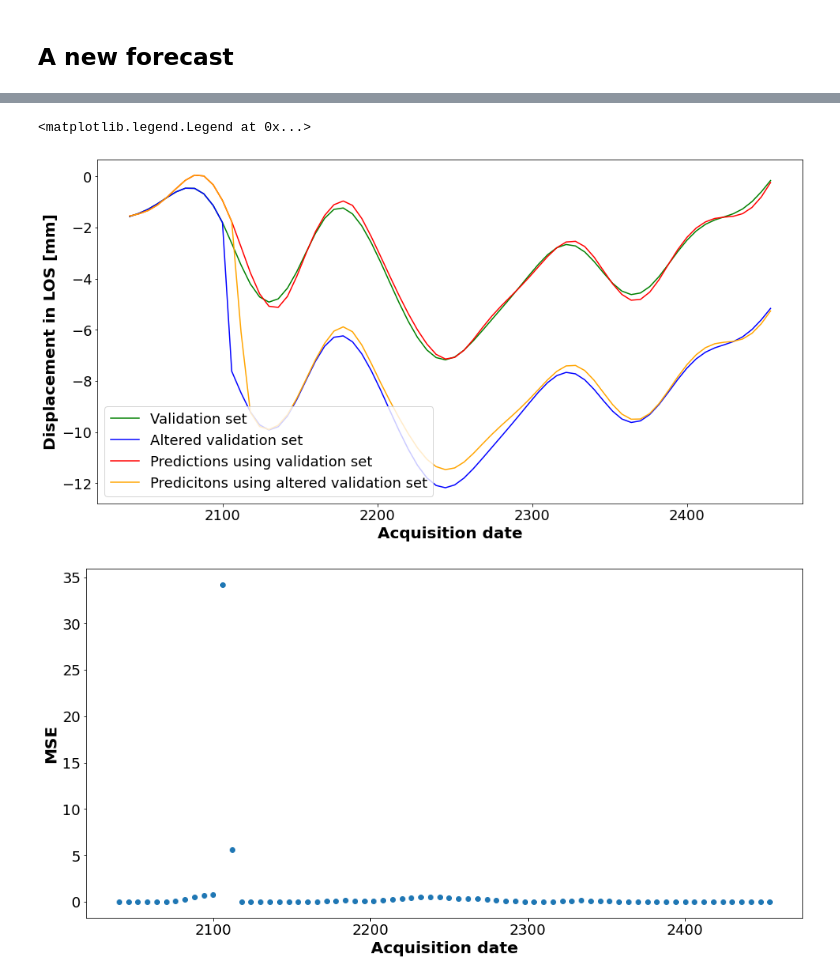
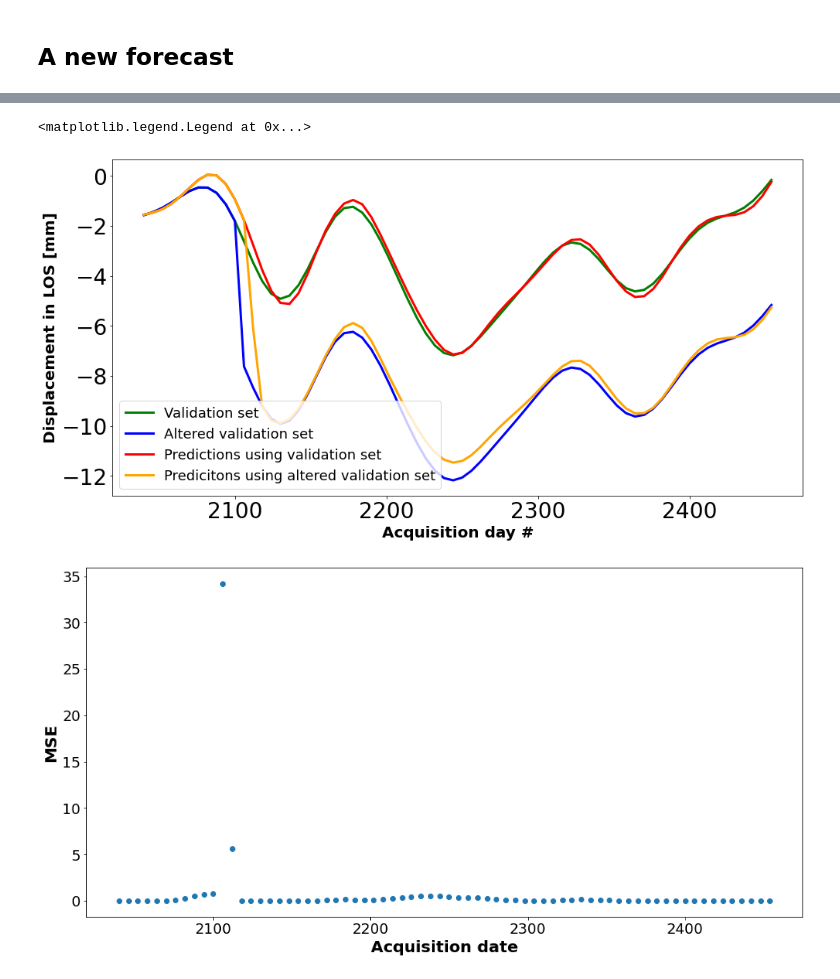
Before and after one commit to vanhog/202305CAUInSAR_AI, a Jupyter notebook: forecasting-ts-experiment-001-InSARTeam-05-2023.ipynb, the cells around one changed output, grey strips where cells are left out. Drawn from its saved outputs; the diff is of its cells as text; code cells hidden in the pictures.

```diff
--- a/forecasting-ts-experiment-001-InSARTeam-05-2023.ipynb
+++ b/forecasting-ts-experiment-001-InSARTeam-05-2023.ipynb
@@ -527,18 +530,18 @@ results_2 = np.array(forecast_2).squeeze()
 # %%
 plt.figure(figsize=[16,8])
-plt.plot(time_valid,x_valid, color='green', label='Validation set')
-plt.plot(time_valid,x_valid_alt, color='blue', label='Altered validation set')
+plt.plot(time_valid,x_valid, color='green',linewidth=3,  label='Validation set')
+plt.plot(time_valid,x_valid_alt, color='blue',linewidth=3,  label='Altered validation set')
 #plt.plot(time_valid, native_results, color='orange', label='native forecast')
-plt.plot(time_valid, results, color='red', label='Predictions using validation set')
-plt.plot(time_valid, results_2, color='orange', label='Predicitons using altered validation set')
+plt.plot(time_valid, results, color='red', linewidth=3, label='Predictions using validation set')
+plt.plot(time_valid, results_2, color='orange',linewidth=3,  label='Predicitons using altered validation set')
 plt.ylabel('Displacement in LOS [mm]', fontsize = 20, fontweight='bold')
-plt.xlabel('Acquisition date', fontsize=20, fontweight='bold')
-plt.xticks(fontsize=18)
-plt.yticks(fontsize=18)
+plt.xlabel('Acquisition day #', fontsize=20, fontweight='bold')
+plt.xticks(fontsize=28)
+plt.yticks(fontsize=28)
 plt.legend(fontsize=18)
 # %% [output]
 <matplotlib.legend.Legend at 0x...>
-[figure, old version]
+[figure, new version]
 # %%
 mse_3 = []
 
```
Also changed, not shown: parts of 5 cells of this notebook, 2 other files.
